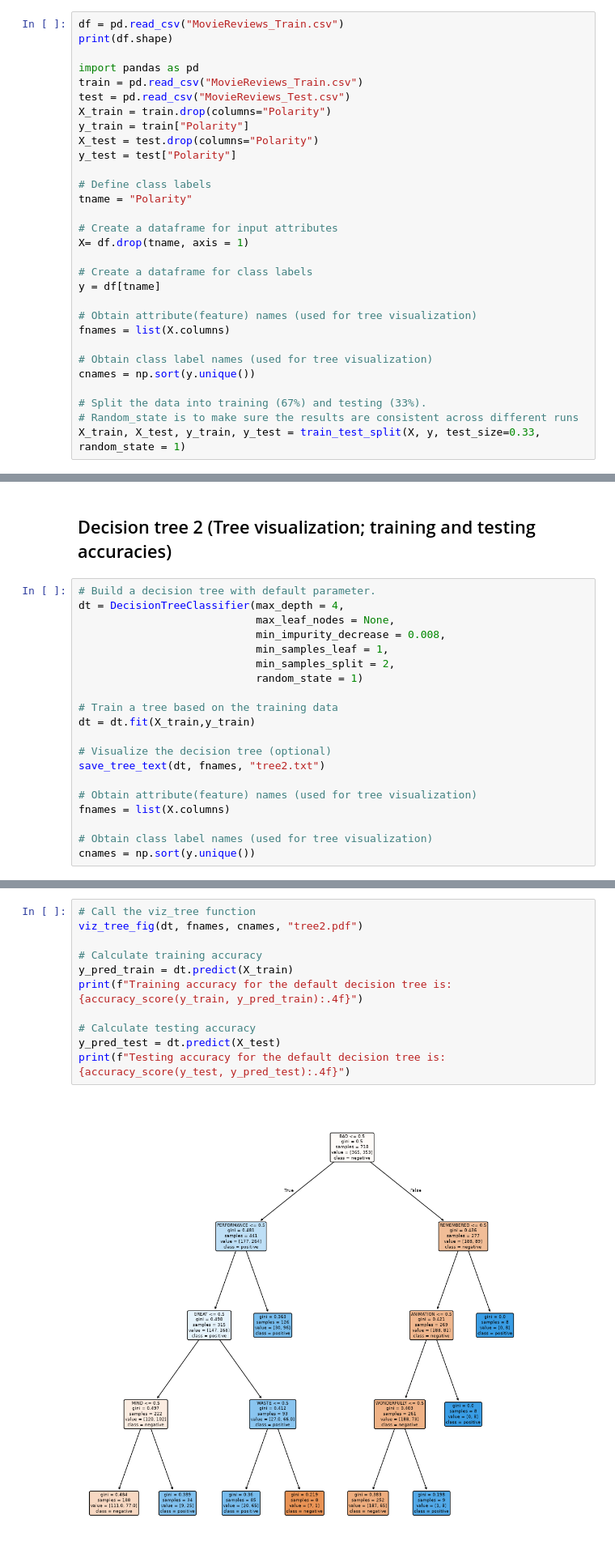
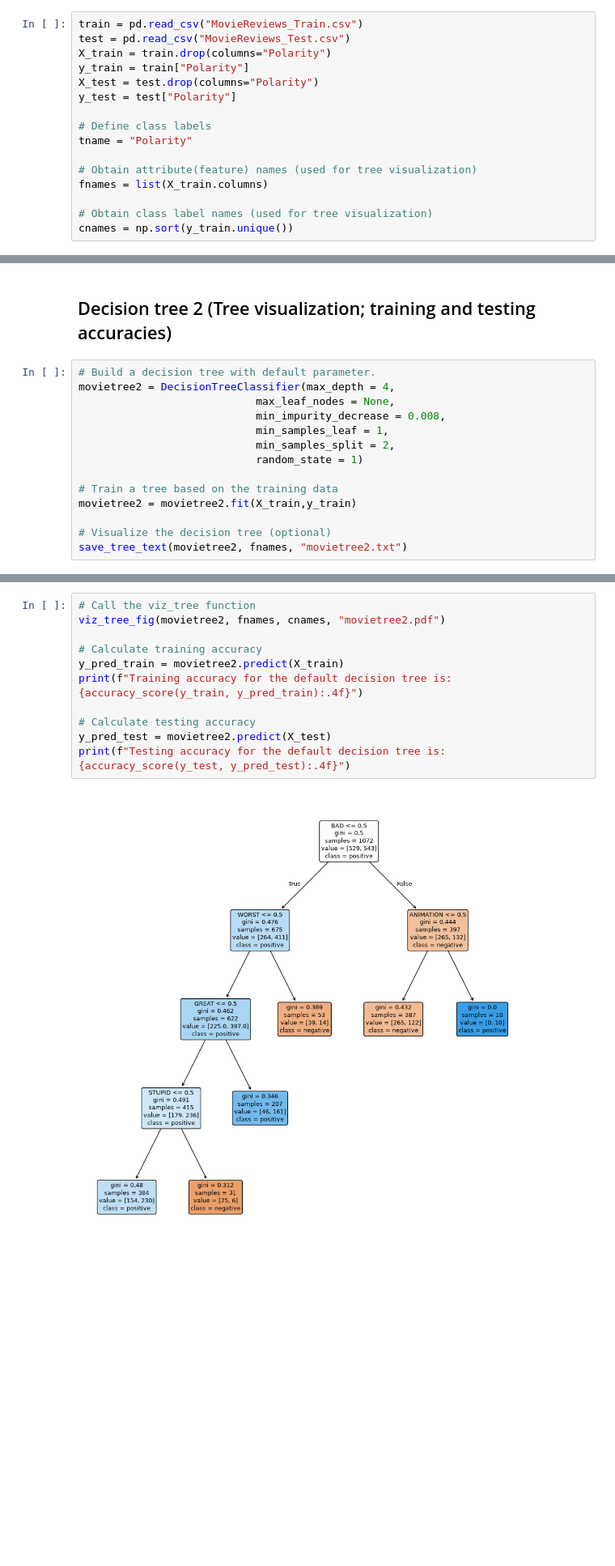
Before and after one commit to junseo25/comm4259-work, a Jupyter notebook: assignment_01/10-07-26_Jun_Seo_Lee_Assignment_01-Decision_Trees.ipynb, the cells around one changed output, grey strips where cells are left out. Shown at 81% size. Cells and saved outputs as stored; diff of their text form; blank space fills up the shorter version.

```diff
--- a/assignment_01/10-07-26_Jun_Seo_Lee_Assignment_01-Decision_Trees.ipynb
+++ b/assignment_01/10-07-26_Jun_Seo_Lee_Assignment_01-Decision_Trees.ipynb
@@ -98,10 +98,6 @@ warnings.simplefilter("ignore", UserWarning)
 # %% [markdown]
 ## Data Preparation
 # %%
-df = pd.read_csv("MovieReviews_Train.csv")
-print(df.shape)
-
-import pandas as pd
 train = pd.read_csv("MovieReviews_Train.csv")
 test = pd.read_csv("MovieReviews_Test.csv")
 X_train = train.drop(columns="Polarity")
@@ -112,18 +108,8 @@ y_test = test["Polarity"]
 # Define class labels
 tname = "Polarity"
 
-# Create a dataframe for input attributes
-X= df.drop(tname, axis = 1)
-
-# Create a dataframe for class labels
-y = df[tname]
-
 # Obtain attribute(feature) names (used for tree visualization)
-fnames = list(X.columns)
+fnames = list(X_train.columns)
 
 # Obtain class label names (used for tree visualization)
-cnames = np.sort(y.unique())
-
-# Split the data into training (67%) and testing (33%).
-# Random_state is to make sure the results are consistent across different runs
-X_train, X_test, y_train, y_test = train_test_split(X, y, test_size=0.33, random_state = 1)
+cnames = np.sort(y_train.unique())
@@ -217,7 +197,7 @@ Testing accuracy for the default decision tree is: 0.6356
 ## Decision tree 2 (Tree visualization; training and testing accuracies)
 # %%
 # Build a decision tree with default parameter.
-dt = DecisionTreeClassifier(max_depth = 4,
+movietree2 = DecisionTreeClassifier(max_depth = 4,
                             max_leaf_nodes = None,
                             min_impurity_decrease = 0.008,
                             min_samples_leaf = 1,
@@ -225,15 +205,9 @@ dt = DecisionTreeClassifier(max_depth = 4,
                             random_state = 1)
 
 # Train a tree based on the training data
-dt = dt.fit(X_train,y_train)
+movietree2 = movietree2.fit(X_train,y_train)
 
 # Visualize the decision tree (optional)
-save_tree_text(dt, fnames, "tree2.txt")
-
-# Obtain attribute(feature) names (used for tree visualization)
-fnames = list(X.columns)
-
-# Obtain class label names (used for tree visualization)
-cnames = np.sort(y.unique())
+save_tree_text(movietree2, fnames, "movietree2.txt")
 # %% [output]
 |--- BAD <= 0.50
@@ -256,13 +229,13 @@ cnames = np.sort(y.unique())
 # %%
 # Call the viz_tree function
-viz_tree_fig(dt, fnames, cnames, "tree2.pdf")
+viz_tree_fig(movietree2, fnames, cnames, "movietree2.pdf")
 
 # Calculate training accuracy
-y_pred_train = dt.predict(X_train)
+y_pred_train = movietree2.predict(X_train)
 print(f"Training accuracy for the default decision tree is: {accuracy_score(y_train, y_pred_train):.4f}")
 
 # Calculate testing accuracy
-y_pred_test = dt.predict(X_test)
+y_pred_test = movietree2.predict(X_test)
 print(f"Testing accuracy for the default decision tree is: {accuracy_score(y_test, y_pred_test):.4f}")
 # %% [output]
-[figure, old version]
+[figure, new version]
```
Also changed, not shown: parts of 13 cells of this notebook, 12 other files.
